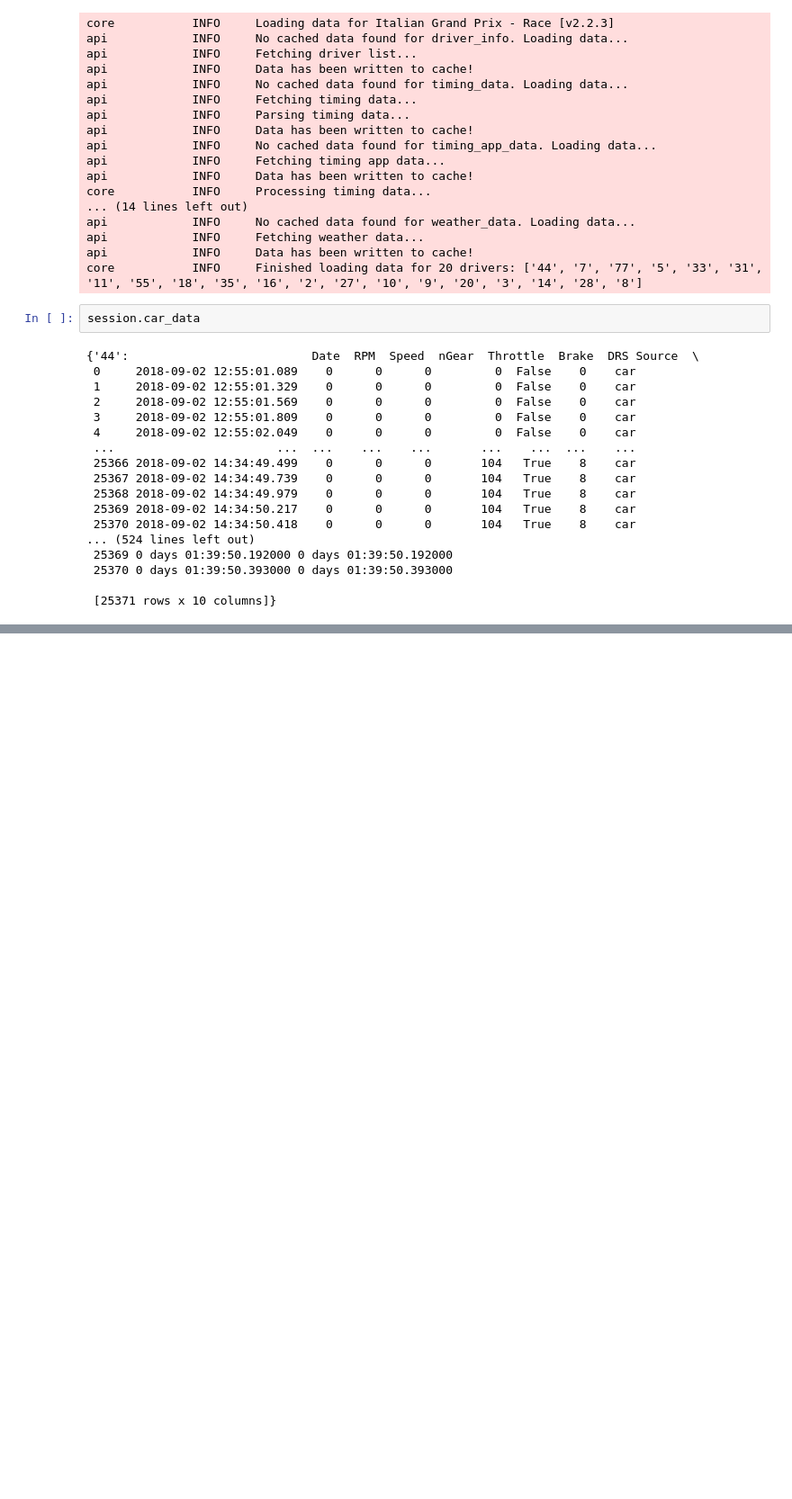
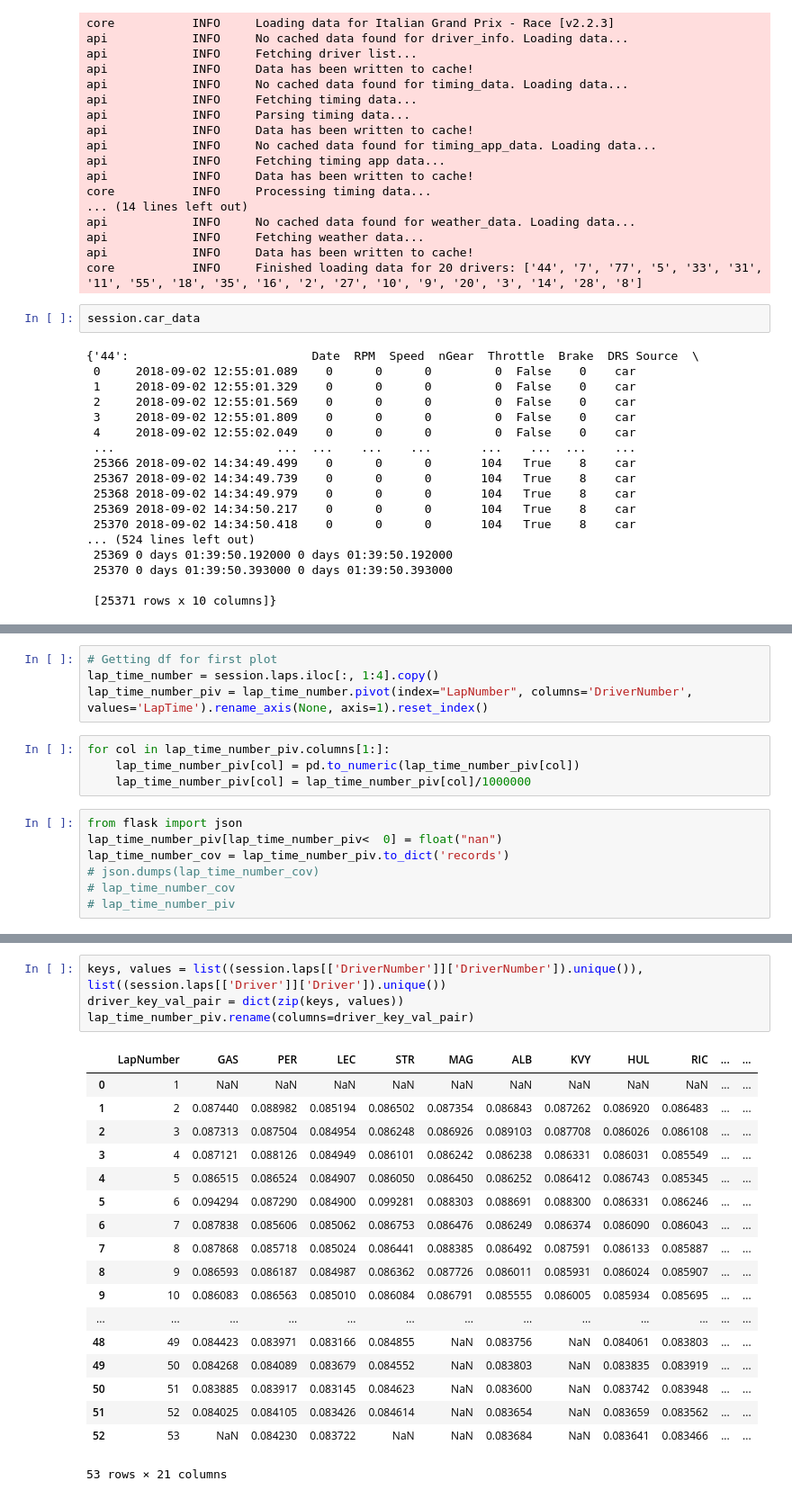
Before and after one commit to Harsh-2420/football-formula1-analytics, a Jupyter notebook: jupyter/eda.ipynb, the cells around one changed output, grey strips where cells are left out. Shown at 90% size. Drawn from its saved outputs; the diff is of its cells as text; blank space fills up the shorter version.

```diff
--- a/jupyter/eda.ipynb
+++ b/jupyter/eda.ipynb
@@ -207,0 +198,15 @@ session.car_data
+# %%
+# Getting df for first plot
+lap_time_number = session.laps.iloc[:, 1:4].copy()
+lap_time_number_piv = lap_time_number.pivot(index="LapNumber", columns='DriverNumber', values='LapTime').rename_axis(None, axis=1).reset_index()
+# %%
+for col in lap_time_number_piv.columns[1:]:
+    lap_time_number_piv[col] = pd.to_numeric(lap_time_number_piv[col])
+    lap_time_number_piv[col] = lap_time_number_piv[col]/1000000
+# %%
+from flask import json
+lap_time_number_piv[lap_time_number_piv<  0] = float("nan")
+lap_time_number_cov = lap_time_number_piv.to_dict('records')
+# json.dumps(lap_time_number_cov)
+# lap_time_number_cov
+# lap_time_number_piv
@@ -207,0 +237,23 @@ session.car_data
+# %%
+keys, values = list((session.laps[['DriverNumber']]['DriverNumber']).unique()), list((session.laps[['Driver']]['Driver']).unique())
+driver_key_val_pair = dict(zip(keys, values))
+lap_time_number_piv.rename(columns=driver_key_val_pair)
+# %% [output]
+|  | LapNumber | GAS | PER | LEC | STR | MAG | ALB | KVY | HUL | RIC | ... | ... |
+| 0 | 1 | NaN | NaN | NaN | NaN | NaN | NaN | NaN | NaN | NaN | ... | ... |
+| 1 | 2 | 0.087440 | 0.088982 | 0.085194 | 0.086502 | 0.087354 | 0.086843 | 0.087262 | 0.086920 | 0.086483 | ... | ... |
+| 2 | 3 | 0.087313 | 0.087504 | 0.084954 | 0.086248 | 0.086926 | 0.089103 | 0.087708 | 0.086026 | 0.086108 | ... | ... |
+| 3 | 4 | 0.087121 | 0.088126 | 0.084949 | 0.086101 | 0.086242 | 0.086238 | 0.086331 | 0.086031 | 0.085549 | ... | ... |
+| 4 | 5 | 0.086515 | 0.086524 | 0.084907 | 0.086050 | 0.086450 | 0.086252 | 0.086412 | 0.086743 | 0.085345 | ... | ... |
+| 5 | 6 | 0.094294 | 0.087290 | 0.084900 | 0.099281 | 0.088303 | 0.088691 | 0.088300 | 0.086331 | 0.086246 | ... | ... |
+| 6 | 7 | 0.087838 | 0.085606 | 0.085062 | 0.086753 | 0.086476 | 0.086249 | 0.086374 | 0.086090 | 0.086043 | ... | ... |
+| 7 | 8 | 0.087868 | 0.085718 | 0.085024 | 0.086441 | 0.088385 | 0.086492 | 0.087591 | 0.086133 | 0.085887 | ... | ... |
+| 8 | 9 | 0.086593 | 0.086187 | 0.084987 | 0.086362 | 0.087726 | 0.086011 | 0.085931 | 0.086024 | 0.085907 | ... | ... |
+| 9 | 10 | 0.086083 | 0.086563 | 0.085010 | 0.086084 | 0.086791 | 0.085555 | 0.086005 | 0.085934 | 0.085695 | ... | ... |
+| ... | ... | ... | ... | ... | ... | ... | ... | ... | ... | ... | ... | ... |
+| 48 | 49 | 0.084423 | 0.083971 | 0.083166 | 0.084855 | NaN | 0.083756 | NaN | 0.084061 | 0.083803 | ... | ... |
+| 49 | 50 | 0.084268 | 0.084089 | 0.083679 | 0.084552 | NaN | 0.083803 | NaN | 0.083835 | 0.083919 | ... | ... |
+| 50 | 51 | 0.083885 | 0.083917 | 0.083145 | 0.084623 | NaN | 0.083600 | NaN | 0.083742 | 0.083948 | ... | ... |
+| 51 | 52 | 0.084025 | 0.084105 | 0.083426 | 0.084614 | NaN | 0.083654 | NaN | 0.083659 | 0.083562 | ... | ... |
+| 52 | 53 | NaN | 0.084230 | 0.083722 | NaN | NaN | 0.083684 | NaN | 0.083641 | 0.083466 | ... | ... |
+53 rows × 21 columns
```
Also changed, not shown: parts of 9 cells of this notebook, 3 other files.
